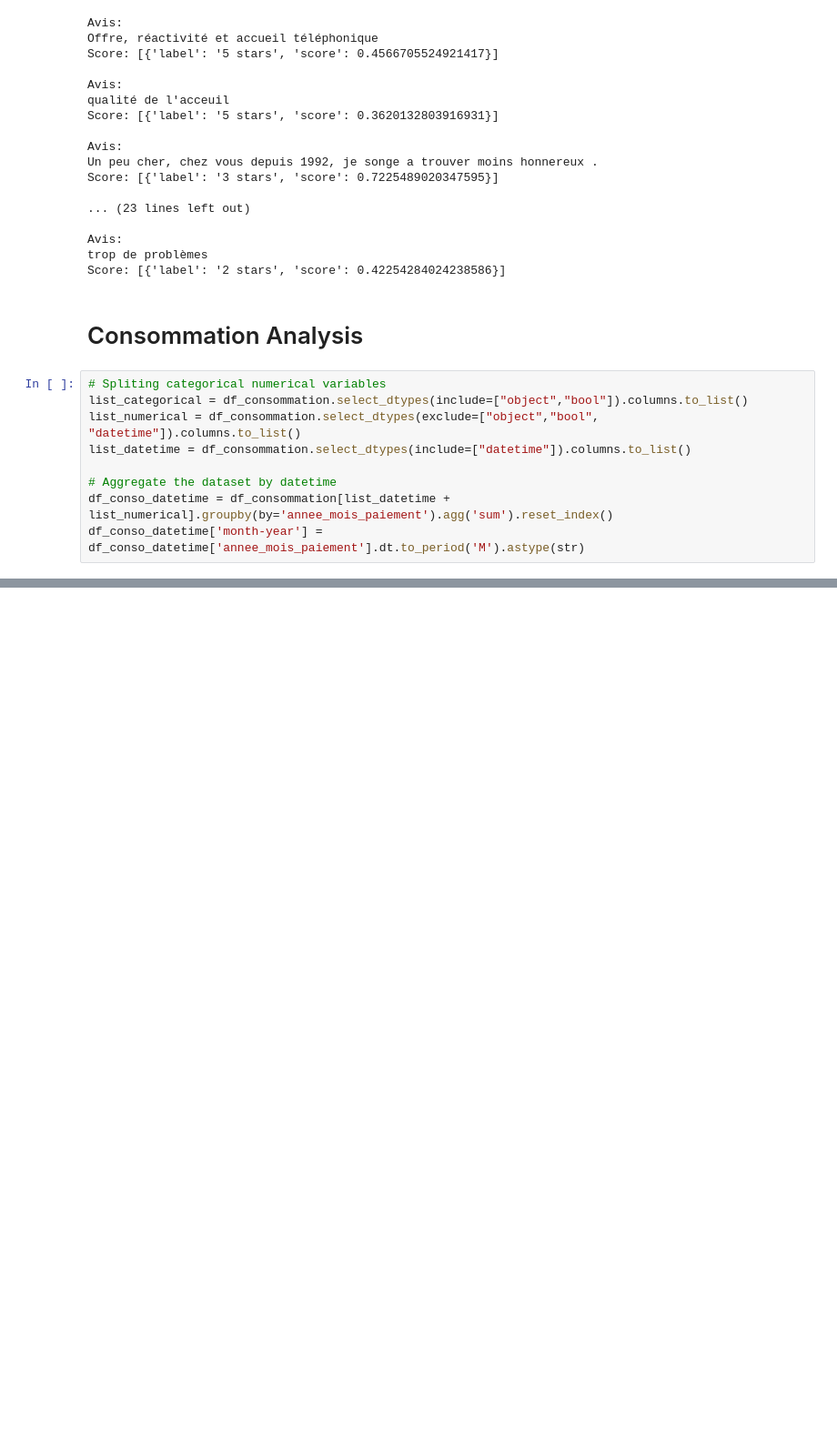
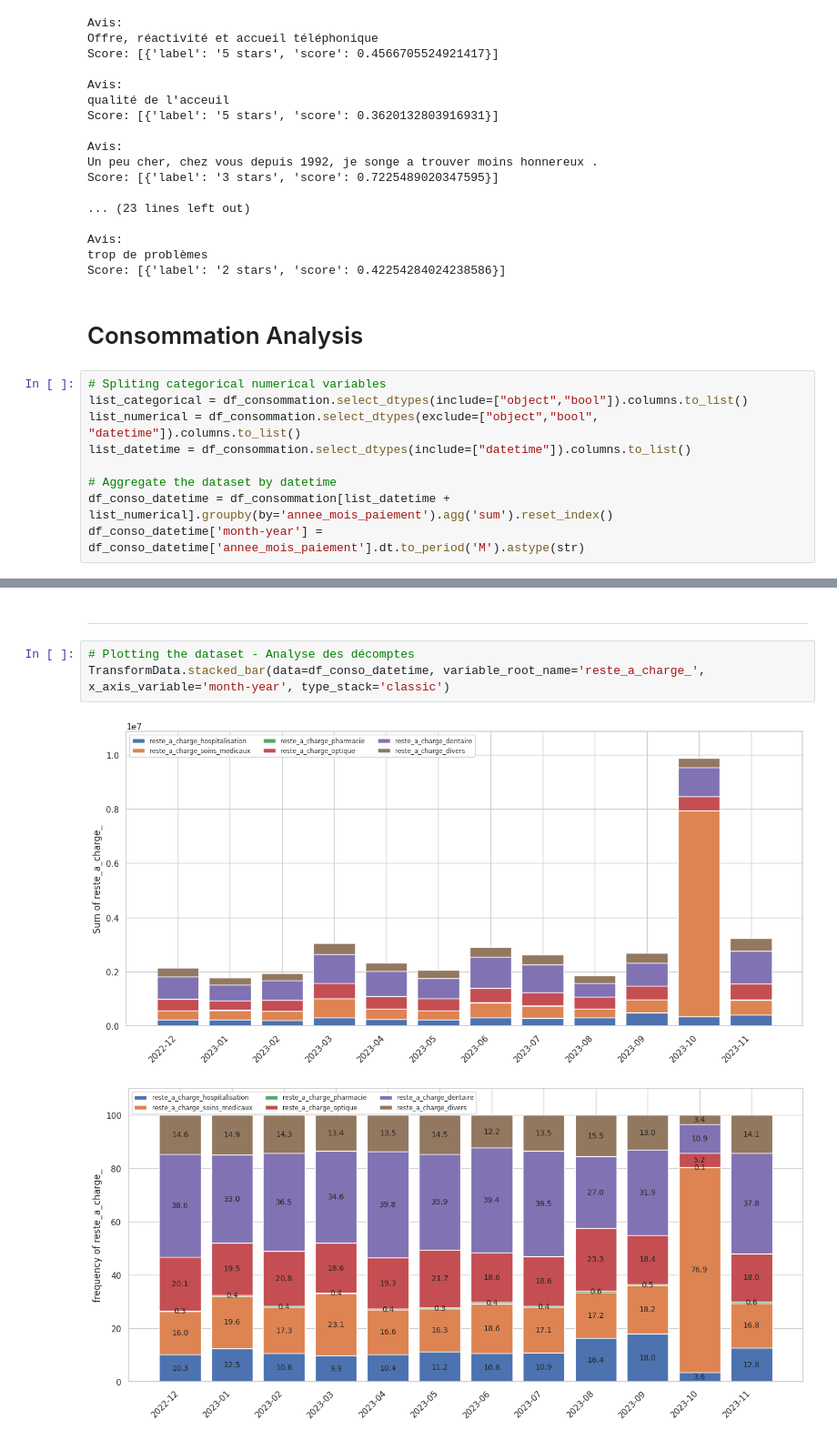
Before and after one commit to kellybourbon2/Alptis-churn-prediction, a Jupyter notebook: Overview_Alptis.ipynb, the cells around one changed output, grey strips where cells are left out. Shown at 91% size. Saved outputs shown, nothing was run; the diff lists cells and outputs as text; blank space fills up the shorter version.

```diff
--- a/Overview_Alptis.ipynb
+++ b/Overview_Alptis.ipynb
@@ -448,0 +478,8 @@ NameError: name 'TransformData' is not defined
+# %% [markdown]
+___
+# %%
+# Plotting the dataset - Analyse des décomptes
+TransformData.stacked_bar(data=df_conso_datetime, variable_root_name='reste_a_charge_', x_axis_variable='month-year', type_stack='classic')
+# %% [output]
+[figure, added]
+[figure, added]
```
Also changed, not shown: parts of 15 cells of this notebook.
